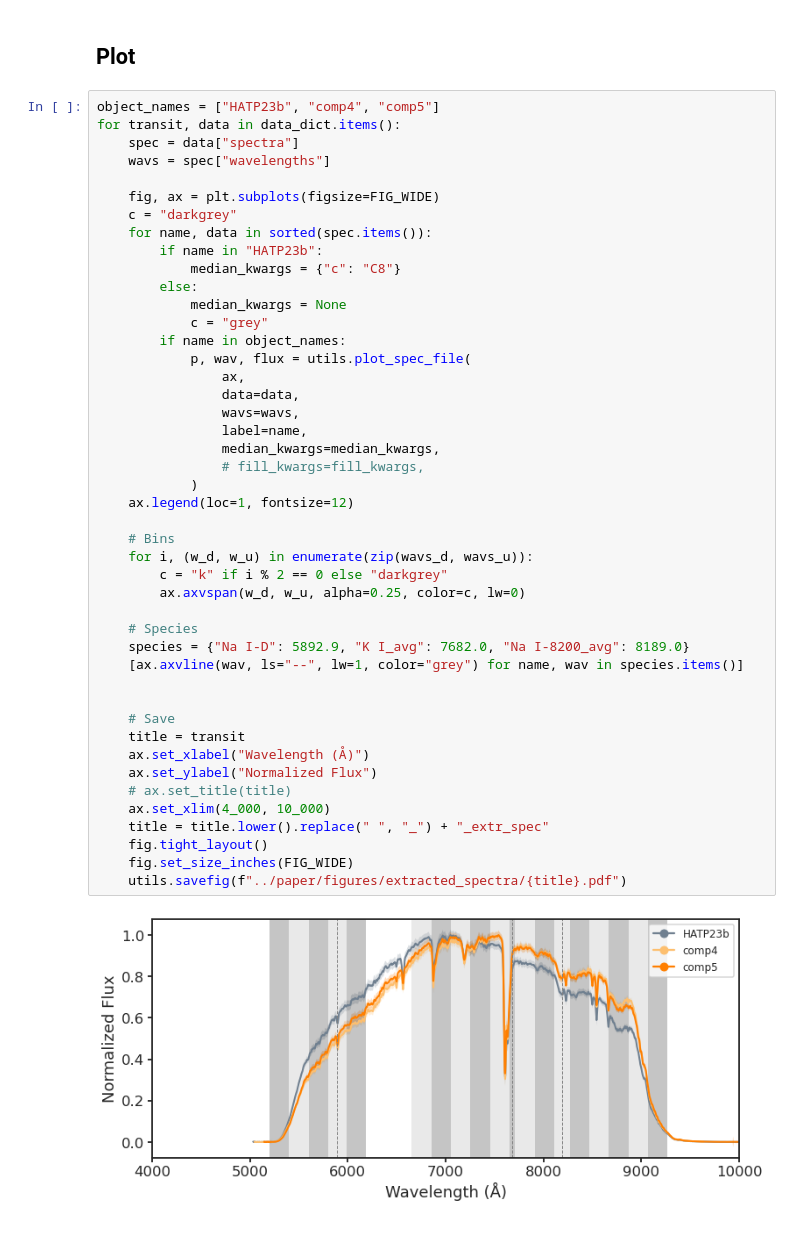
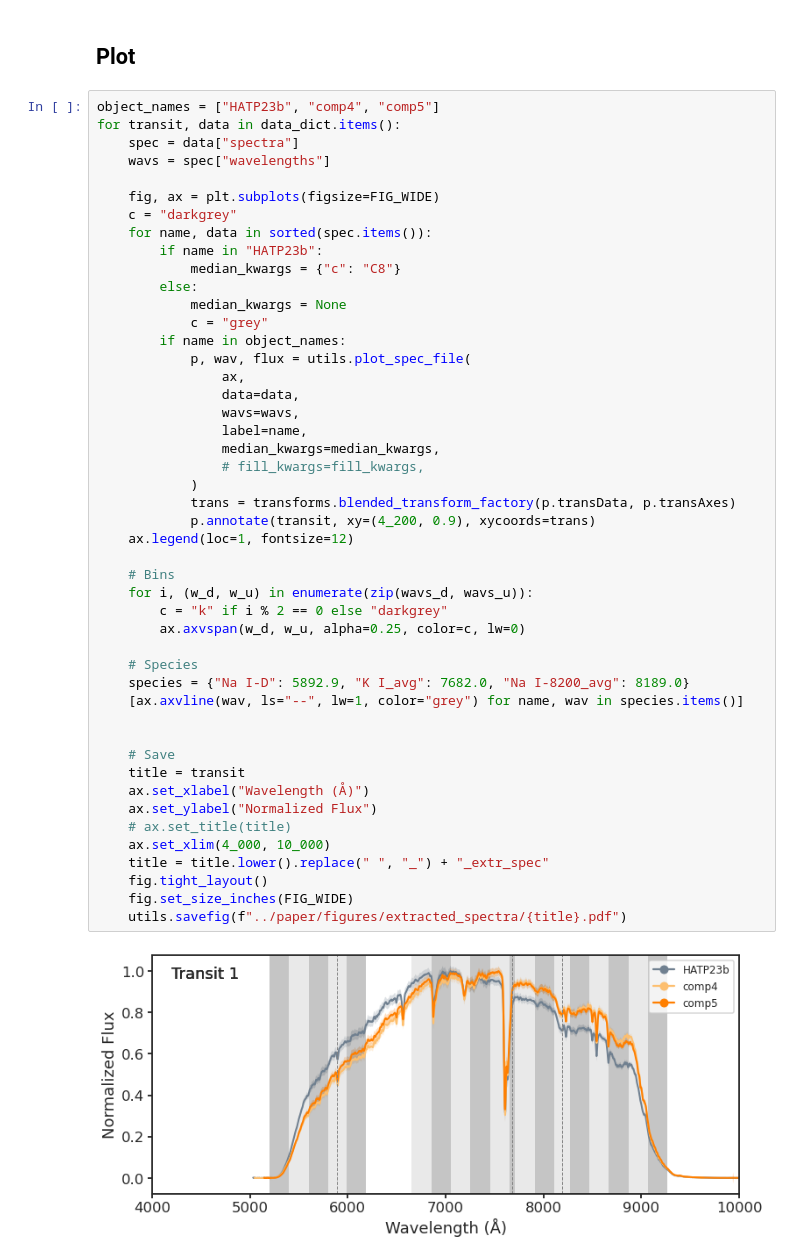
Before and after one commit to icweaver/HAT-P-23b, a Jupyter notebook: notebooks/extracted_spectra.ipynb, the cells around one changed output. Cells and saved outputs as stored; diff of their text form.

```diff
--- a/notebooks/extracted_spectra.ipynb
+++ b/notebooks/extracted_spectra.ipynb
@@ -74,31 +74,33 @@ for transit, data in data_dict.items():
                 ax,
                 data=data,
                 wavs=wavs,
                 label=name,
                 median_kwargs=median_kwargs,
                 # fill_kwargs=fill_kwargs,
             )
+            trans = transforms.blended_transform_factory(p.transData, p.transAxes)
+            p.annotate(transit, xy=(4_200, 0.9), xycoords=trans)
     ax.legend(loc=1, fontsize=12)
 
     # Bins
     for i, (w_d, w_u) in enumerate(zip(wavs_d, wavs_u)):
         c = "k" if i % 2 == 0 else "darkgrey"
         ax.axvspan(w_d, w_u, alpha=0.25, color=c, lw=0)
 
     # Species
     species = {"Na I-D": 5892.9, "K I_avg": 7682.0, "Na I-8200_avg": 8189.0}
     [ax.axvline(wav, ls="--", lw=1, color="grey") for name, wav in species.items()]
 
 
     # Save
     title = transit
     ax.set_xlabel("Wavelength (Å)")
     ax.set_ylabel("Normalized Flux")
     # ax.set_title(title)
     ax.set_xlim(4_000, 10_000)
     title = title.lower().replace(" ", "_") + "_extr_spec"
     fig.tight_layout()
     fig.set_size_inches(FIG_WIDE)
     utils.savefig(f"../paper/figures/extracted_spectra/{title}.pdf")
 # %% [output]
-[figure, old version]
+[figure, new version]
```
Also changed, not shown: parts of 1 cell of this notebook, 5 other files.
